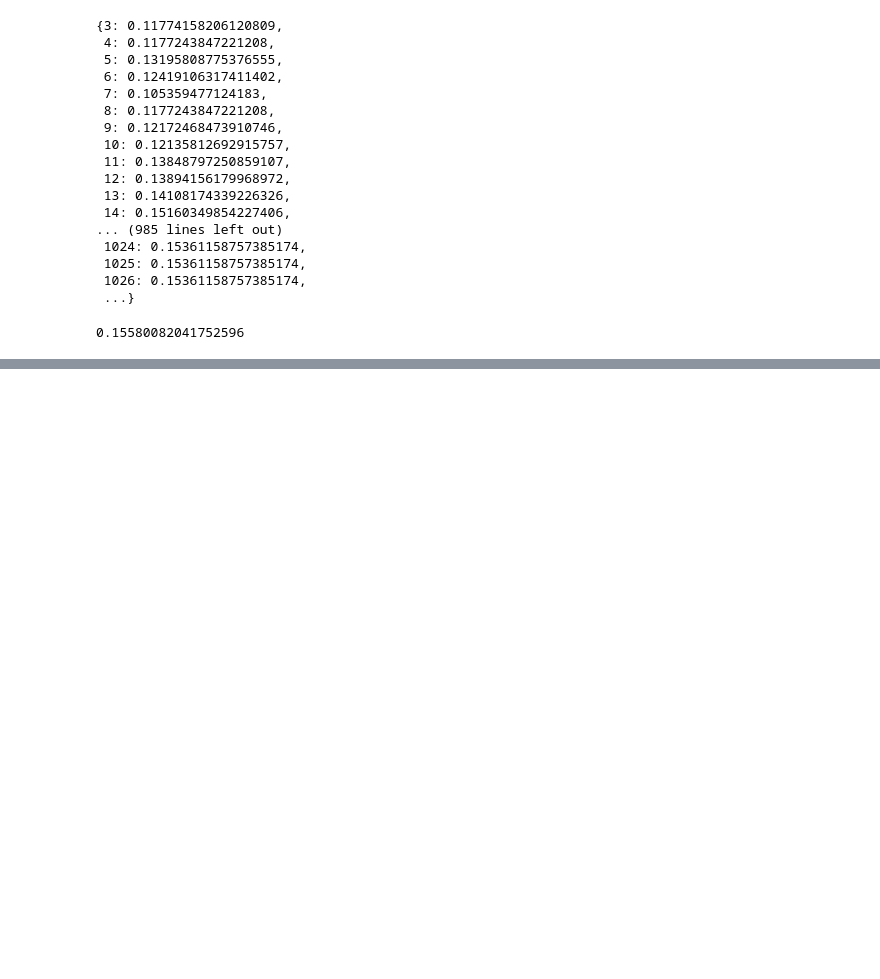
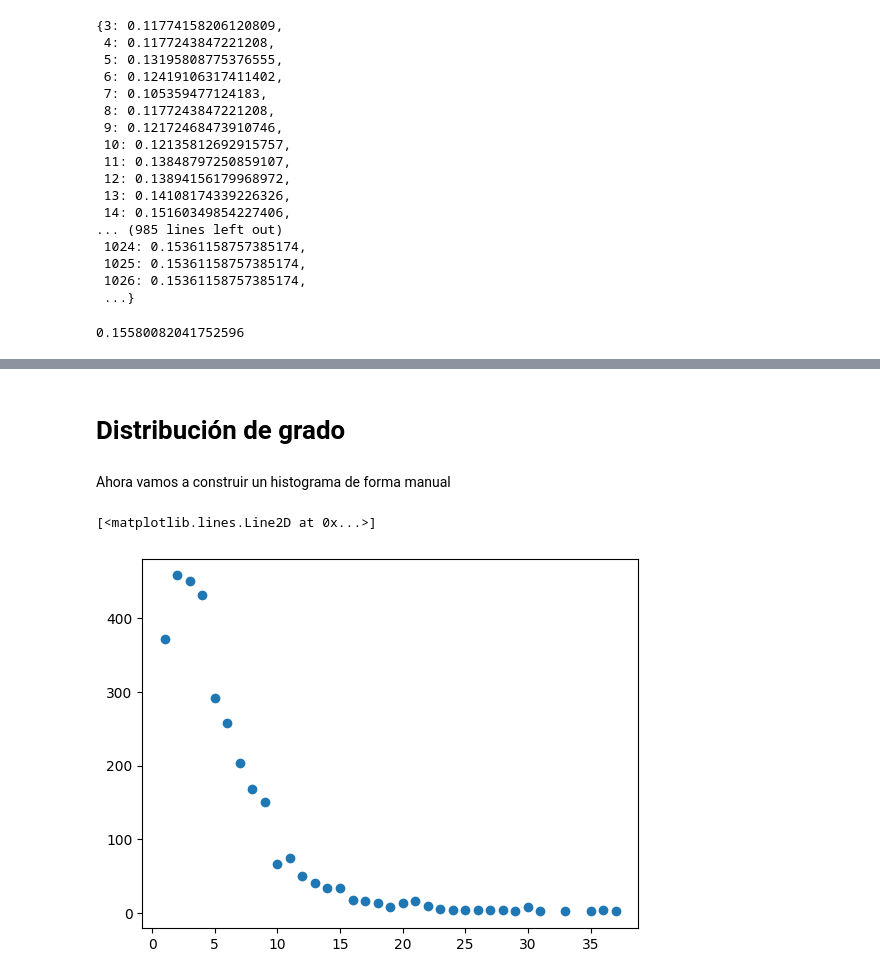
Before and after one commit to pplalo/Quack, a Jupyter notebook: práctica_4.ipynb, the cells around one changed output, grey strips where cells are left out. Saved outputs shown, nothing was run; the diff lists cells and outputs as text; code cells hidden in the pictures; blank space fills up the shorter version.

```diff
--- a/práctica_4.ipynb
+++ b/práctica_4.ipynb
@@ -176,0 +183,17 @@ sum(nx.closeness_centrality(Gn).values())/len(Gn)
+# %% [markdown]
+# Distribución de grado
+# %%
+dist = {nx.degree(Gn)[nodo]:0 for nodo in Gn}
+# %% [markdown]
+Ahora vamos a construir un histograma de forma manual
+# %%
+for nodo in Gn:
+    dist[nx.degree(Gn)[nodo]] += 1
+
+X = dist.keys()
+Y = dist.values()
+
+plt.plot(X,Y,"o")
+# %% [output]
+[<matplotlib.lines.Line2D at 0x...>]
+[figure, added]
```
Also changed, not shown: parts of 11 cells of this notebook, 4 other files.
